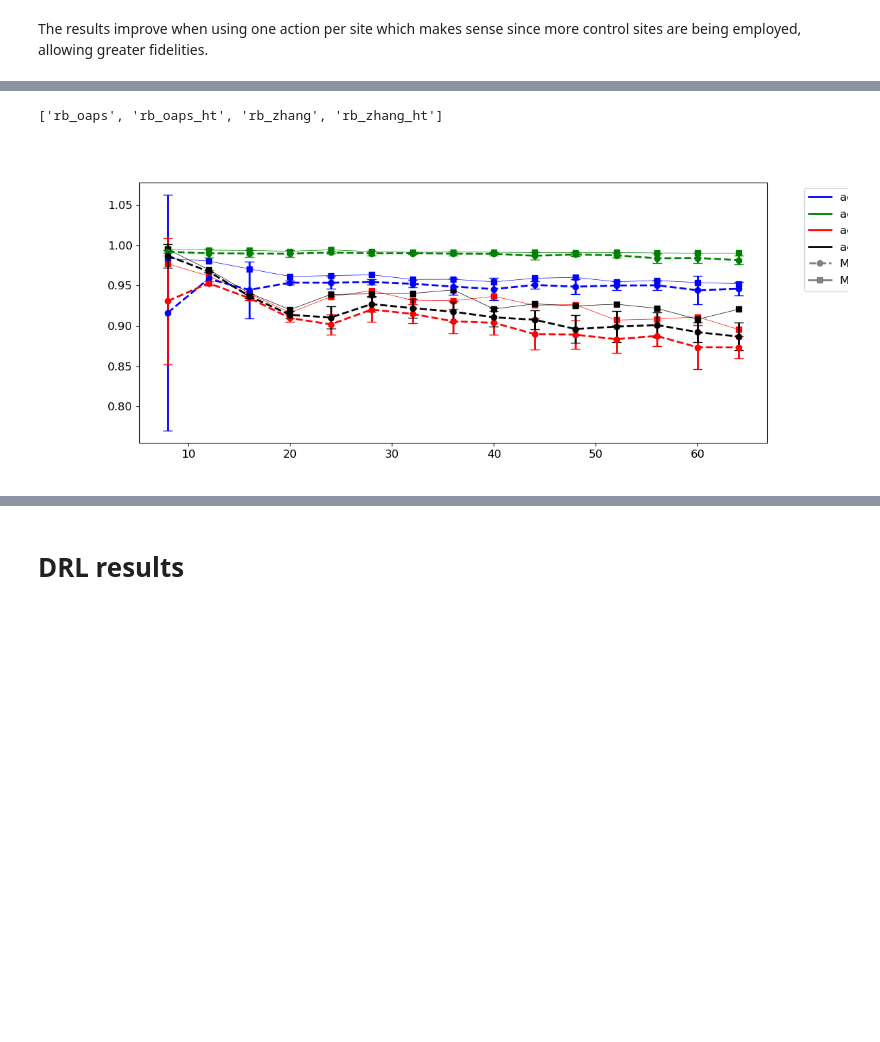
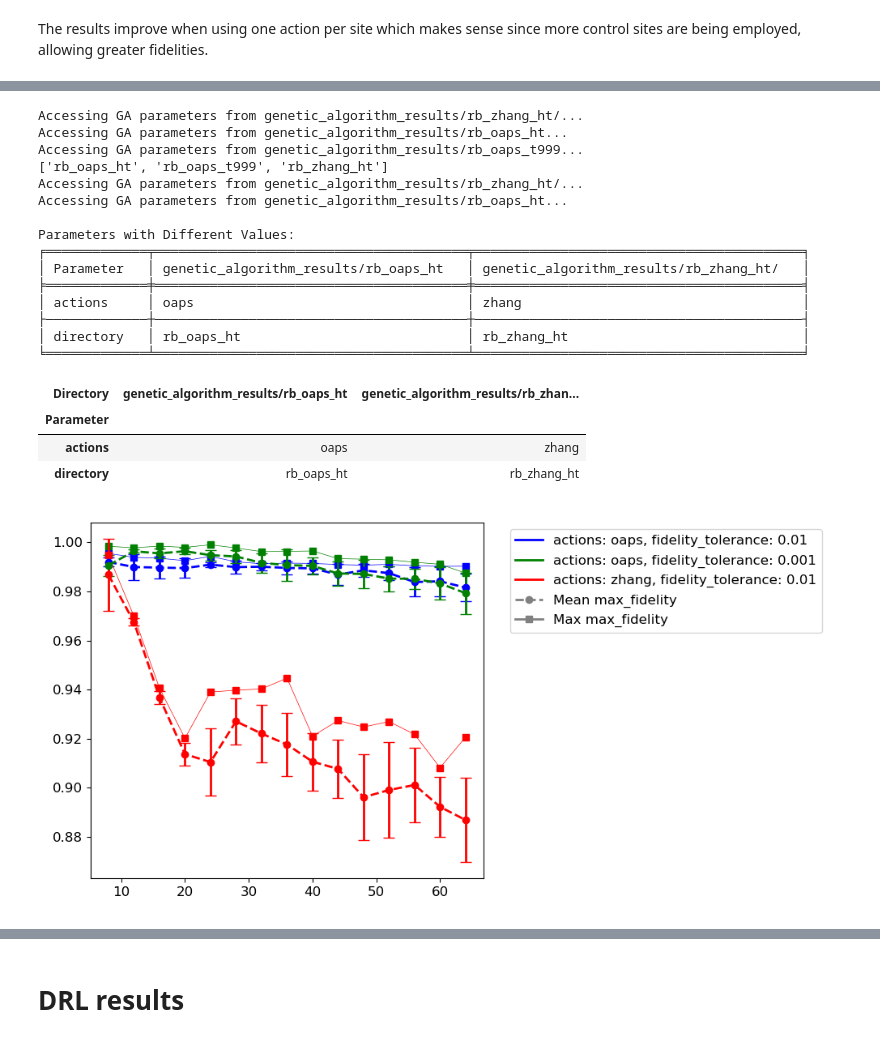
Before and after one commit to sofips/dynamic_control_for_QST, a Jupyter notebook: results_summary.ipynb, the cells around one changed output, grey strips where cells are left out. Drawn from its saved outputs; the diff is of its cells as text; code cells hidden in the pictures; blank space fills up the shorter version.

```diff
--- a/results_summary.ipynb
+++ b/results_summary.ipynb
@@ -185,9 +223,30 @@ We can test the limits of our method by imposing a lower tolerance. For example,
 # %%
 rb_zhang_ht = 'genetic_algorithm_results/rb_zhang_ht/'
 rb_oaps_ht = 'genetic_algorithm_results/rb_oaps_ht'
-plt.figure(figsize=(12,5))
-plot_metric([rb_zhang_ht,rb_oaps_ht, rb_zhang, rb_oaps],column='max_fidelity')
-#plt.tight_layout()
+rb_oaps_htt = 'genetic_algorithm_results/rb_oaps_t999'
+plt.figure(figsize=(10,5))
+plot_metric([rb_zhang_ht,rb_oaps_ht, rb_oaps_htt],column='max_fidelity')
+plt.tight_layout()
+directories = [rb_zhang_ht,rb_oaps_ht]
+get_different_parameters(directories,print_params=True)
 # %% [output]
-['rb_oaps', 'rb_oaps_ht', 'rb_zhang', 'rb_zhang_ht']
+Accessing GA parameters from genetic_algorithm_results/rb_zhang_ht/...
+Accessing GA parameters from genetic_algorithm_results/rb_oaps_ht...
+Accessing GA parameters from genetic_algorithm_results/rb_oaps_t999...
+['rb_oaps_ht', 'rb_oaps_t999', 'rb_zhang_ht']
+Accessing GA parameters from genetic_algorithm_results/rb_zhang_ht/...
+Accessing GA parameters from genetic_algorithm_results/rb_oaps_ht...
+
+Parameters with Different Values:
+╒═════════════╤════════════════════════════════════════╤══════════════════════════════════════════╕
+│ Parameter   │ genetic_algorithm_results/rb_oaps_ht   │ genetic_algorithm_results/rb_zhang_ht/   │
+╞═════════════╪════════════════════════════════════════╪══════════════════════════════════════════╡
+│ actions     │ oaps                                   │ zhang                                    │
+├─────────────┼────────────────────────────────────────┼──────────────────────────────────────────┤
+│ directory   │ rb_oaps_ht                             │ rb_zhang_ht                              │
+╘═════════════╧════════════════════════════════════════╧══════════════════════════════════════════╛
+| Directory | genetic_algorithm_results/rb_oaps_ht | genetic_algorithm_results/rb_zhan... |
+| Parameter |  |  |
+| actions | oaps | zhang |
+| directory | rb_oaps_ht | rb_zhang_ht |
-[figure, old version]
+[figure, new version]
```
Also changed, not shown: parts of 17 cells of this notebook.
